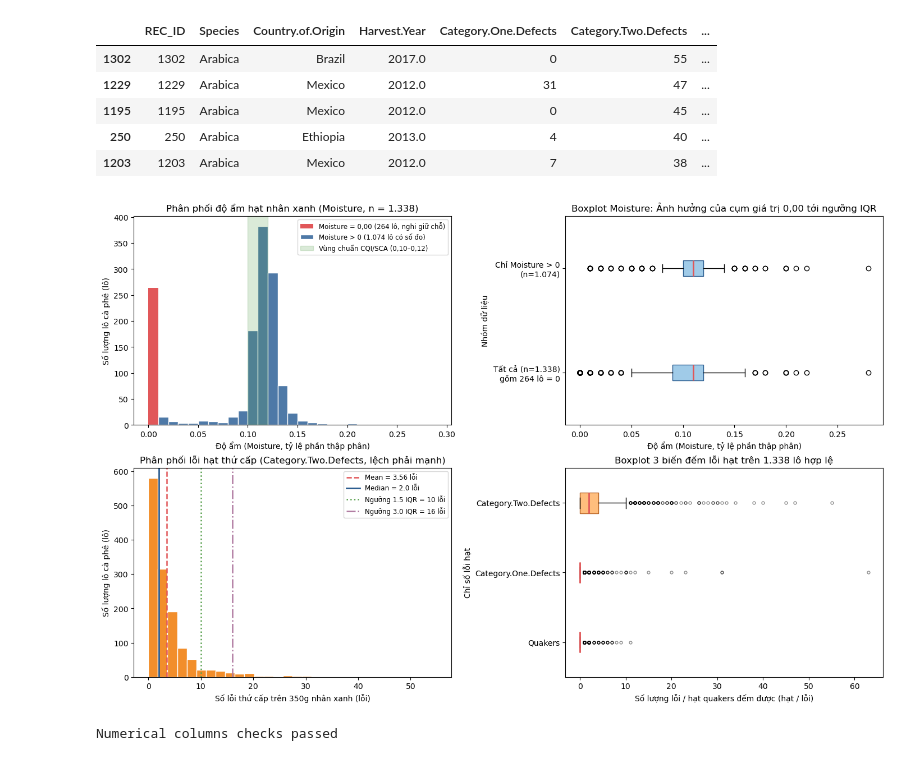
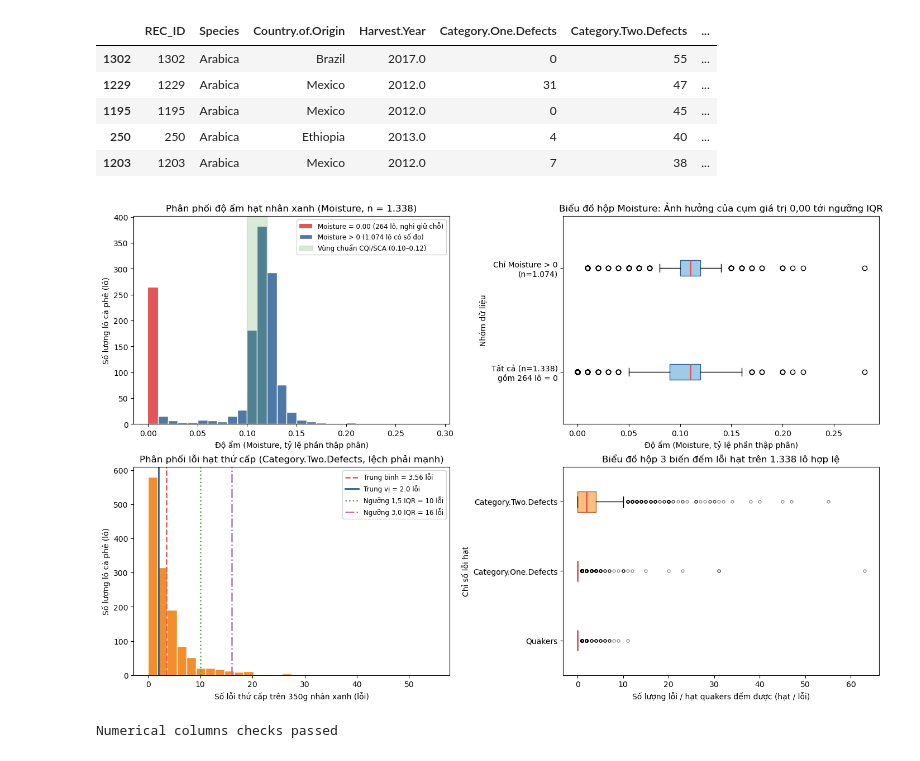
Before and after one commit to dnhoang-2006/coffee-quality, a Jupyter notebook: notebooks/01_collection_exploration.ipynb, the cells around one changed output. Drawn from its saved outputs; the diff is of its cells as text; code cells hidden in the pictures.

```diff
--- a/notebooks/01_collection_exploration.ipynb
+++ b/notebooks/01_collection_exploration.ipynb
@@ -1224,44 +1222,44 @@ ax.boxplot(
     boxprops=dict(facecolor="#A0CBE8", edgecolor="#2B5C8F"),
     medianprops=dict(color="#E15759", linewidth=2),
 )
-ax.set_title("Boxplot Moisture: Ảnh hưởng của cụm giá trị 0,00 tới ngưỡng IQR")
+ax.set_title("Biểu đồ hộp Moisture: Ảnh hưởng của cụm giá trị 0,00 tới ngưỡng IQR")
 ax.set_xlabel("Độ ẩm (Moisture, tỷ lệ phần thập phân)")
 ax.set_ylabel("Nhóm dữ liệu")
 
 # 3. Phân phối Category.Two.Defects
 ax = axes[1, 0]
 s_cat2 = df_num_valid["Category.Two.Defects"]
 q1_c2, q3_c2 = s_cat2.quantile([0.25, 0.75])
 iqr_c2 = q3_c2 - q1_c2
 ax.hist(s_cat2, bins=30, color="#F28E2B", edgecolor="white")
-ax.axvline(s_cat2.mean(), color="#E15759", linestyle="--", linewidth=1.8, label=f"Mean = {s_cat2.mean():.2f} lỗi")
-ax.axvline(s_cat2.median(), color="#2B5C8F", linestyle="-", linewidth=2.0, label=f"Median = {s_cat2.median():.1f} lỗi")
-ax.axvline(q3_c2 + 1.5 * iqr_c2, color="#59A14F", linestyle=":", linewidth=1.8, label=f"Ngưỡng 1.5 IQR = {q3_c2 + 1.5*iqr_c2:.0f} lỗi")
-ax.axvline(q3_c2 + 3.0 * iqr_c2, color="#B07AA1", linestyle="-.", linewidth=1.8, label=f"Ngưỡng 3.0 IQR = {q3_c2 + 3.0*iqr_c2:.0f} lỗi")
+ax.axvline(s_cat2.mean(), color="#E15759", linestyle="--", linewidth=1.8, label=f"Trung bình = {s_cat2.mean():.2f} lỗi")
+ax.axvline(s_cat2.median(), color="#2B5C8F", linestyle="-", linewidth=2.0, label=f"Trung vị = {s_cat2.median():.1f} lỗi")
+ax.axvline(q3_c2 + 1.5 * iqr_c2, color="#59A14F", linestyle=":", linewidth=1.8, label=f"Ngưỡng 1,5 IQR = {q3_c2 + 1.5*iqr_c2:.0f} lỗi")
+ax.axvline(q3_c2 + 3.0 * iqr_c2, color="#B07AA1", linestyle="-.", linewidth=1.8, label=f"Ngưỡng 3,0 IQR = {q3_c2 + 3.0*iqr_c2:.0f} lỗi")
 ax.set_title("Phân phối lỗi hạt thứ cấp (Category.Two.Defects, lệch phải mạnh)")
 ax.set_xlabel("Số lỗi thứ cấp trên 350g nhân xanh (lỗi)")
 ax.set_ylabel("Số lượng lô cà phê (lô)")
 ax.legend(fontsize=8.5)
 
 # 4. Boxplot so sánh 3 biến đếm lỗi hạt (Category.One.Defects, Category.Two.Defects, Quakers)
 ax = axes[1, 1]
 defect_cols = ["Quakers", "Category.One.Defects", "Category.Two.Defects"]
 ax.boxplot(
     [df_num_valid[c] for c in defect_cols],
     labels=defect_cols,
     vert=False,
     patch_artist=True,
     boxprops=dict(facecolor="#FFBE7D", edgecolor="#B66325"),
     medianprops=dict(color="#E15759", linewidth=2),
     flierprops=dict(marker="o", markersize=3.5, alpha=0.45),
 )
-ax.set_title("Boxplot 3 biến đếm lỗi hạt trên 1.338 lô hợp lệ")
+ax.set_title("Biểu đồ hộp 3 biến đếm lỗi hạt trên 1.338 lô hợp lệ")
 ax.set_xlabel("Số lượng lỗi / hạt quakers đếm được (hạt / lỗi)")
 ax.set_ylabel("Chỉ số lỗi hạt")
 
 plt.show()
 # %% [output]
-[figure, old version]
+[figure, new version]
 # %%
 # TEST — Kiểm tra tính chính xác của mục 3.2.2 Numerical columns
 assert len(df_num_valid) == 1338, "Mẫu hợp lệ sau khi bỏ REC_ID=1310 phải có đúng 1.338 lô"
```
Also changed, not shown: parts of 12 cells of this notebook, 1 other file.
